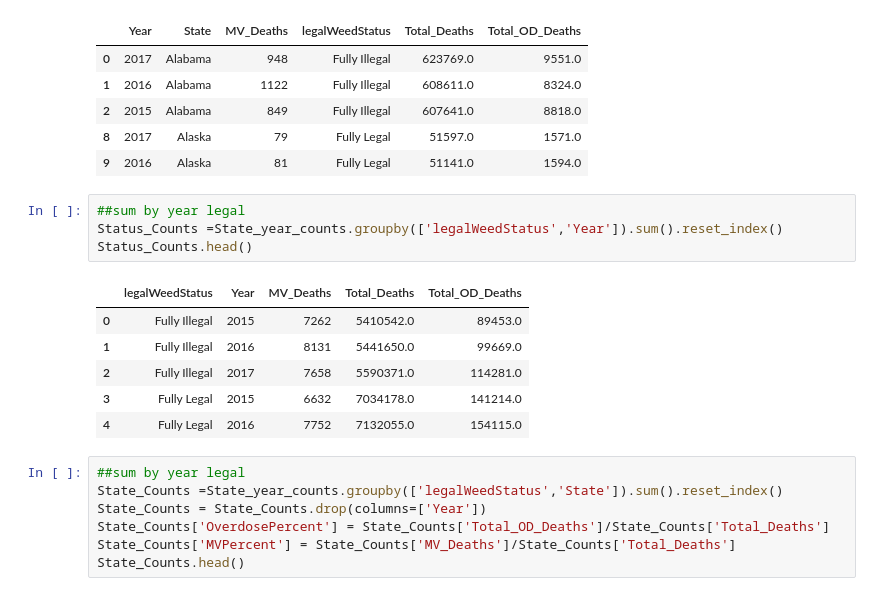
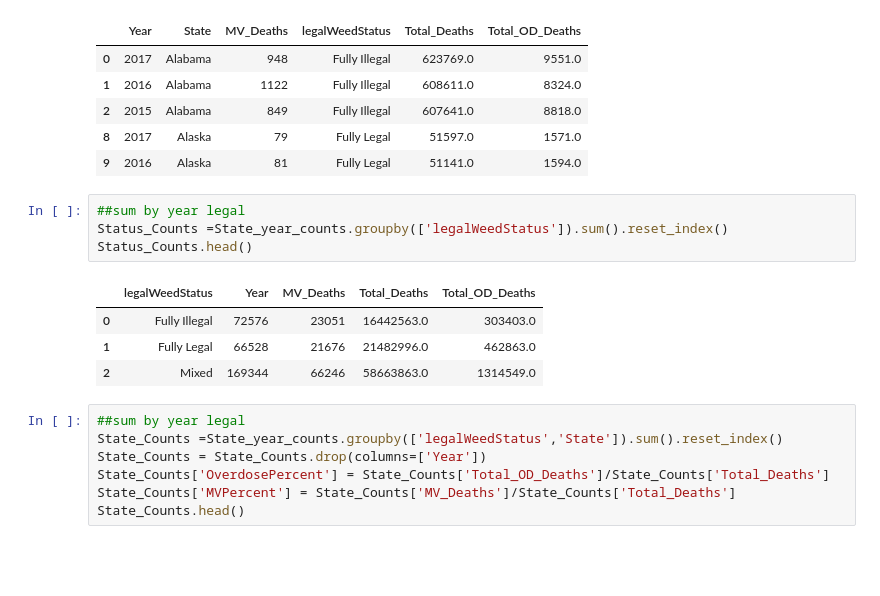
Before and after one commit to caravella483/Project2, a Jupyter notebook: jasonc/static/data/legalizeit.ipynb, the cells around one changed output. Drawn from its saved outputs; the diff is of its cells as text; blank space fills up the shorter version.

```diff
--- a/jasonc/static/data/legalizeit.ipynb
+++ b/jasonc/static/data/legalizeit.ipynb
@@ -369,15 +370,13 @@ State_year_counts.head()
 | 9 | 2016 | Alaska | 81 | Fully Legal | 51141.0 | 1594.0 |
 # %%
 ##sum by year legal
-Status_Counts =State_year_counts.groupby(['legalWeedStatus','Year']).sum().reset_index()
+Status_Counts =State_year_counts.groupby(['legalWeedStatus']).sum().reset_index()
 Status_Counts.head()
 # %% [output]
 |  | legalWeedStatus | Year | MV_Deaths | Total_Deaths | Total_OD_Deaths |
-| 0 | Fully Illegal | 2015 | 7262 | 5410542.0 | 89453.0 |
-| 1 | Fully Illegal | 2016 | 8131 | 5441650.0 | 99669.0 |
-| 2 | Fully Illegal | 2017 | 7658 | 5590371.0 | 114281.0 |
-| 3 | Fully Legal | 2015 | 6632 | 7034178.0 | 141214.0 |
-| 4 | Fully Legal | 2016 | 7752 | 7132055.0 | 154115.0 |
+| 0 | Fully Illegal | 72576 | 23051 | 16442563.0 | 303403.0 |
+| 1 | Fully Legal | 66528 | 21676 | 21482996.0 | 462863.0 |
+| 2 | Mixed | 169344 | 66246 | 58663863.0 | 1314549.0 |
 # %%
 ##sum by year legal
 State_Counts =State_year_counts.groupby(['legalWeedStatus','State']).sum().reset_index()
```
Also changed, not shown: parts of 4 cells of this notebook, 4 other files.
